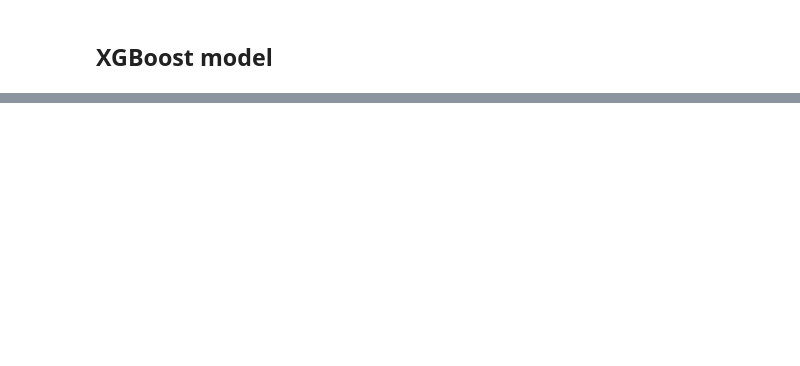
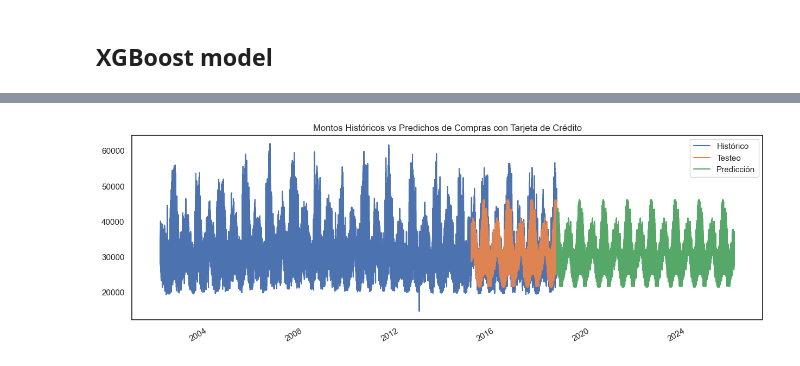
Before and after one commit to Generickle/credit-card-forecasting, a Jupyter notebook: CreditCardPurchaseHistoryForecasting.ipynb, the cells around one changed output, grey strips where cells are left out. Cells and saved outputs as stored; diff of their text form; code cells hidden in the pictures; blank space fills up the shorter version.

```diff
--- a/CreditCardPurchaseHistoryForecasting.ipynb
+++ b/CreditCardPurchaseHistoryForecasting.ipynb
@@ -667,0 +343,4 @@ plt.show()
+# %%
+cc_hourly_last_date = cc_hourly_data_test.index.max()
+
+cc_hourly_last_date
@@ -667,0 +349,11 @@ plt.show()
+# %%
+# Create a future dataframe with hourly datetime index from 2018-08-03 to 2025
+cc_hourly_future_dates = pd.date_range(
+    start = cc_hourly_last_date,
+    end = '2025-12-31 23:00:00',
+    freq = 'H'
+)
+
+cc_hourly_future_data = pd.DataFrame(index = cc_hourly_future_dates)
+
+cc_hourly_future_data.head()
@@ -667,0 +367,12 @@ plt.show()
+# %%
+# Generate features for the future dataframe
+cc_hourly_future_features = create_features(cc_hourly_future_data)
+
+# Predict the CC_HA values for the future dataframe
+cc_hourly_future_forcasting = cc_hourly_xgboost_model.predict(cc_hourly_future_features)
+
+# Add the predictions to the future dataframe
+cc_hourly_future_data['CC_HA_XGBOOST_Prediction'] = cc_hourly_future_forcasting
+
+# Display the future dataframe with predictions
+cc_hourly_future_data.head()
@@ -667,0 +386,14 @@ plt.show()
+# %%
+# Add future predictions to the combined dataframe
+cc_hourly_all = pd.concat([cc_hourly_data_test, cc_hourly_data_train, cc_hourly_future_data], sort=False)
+
+# Plot the actual and predicted values including future predictions
+_ = cc_hourly_all[['Hourly Amount', 'HA_XGBOOST_Prediction', 'CC_HA_XGBOOST_Prediction']]\
+    .rename(columns = {
+        'Hourly Amount': 'Histórico',
+        'HA_XGBOOST_Prediction': 'Testeo',
+        'CC_HA_XGBOOST_Prediction': 'Predicción'
+    }) \
+    .plot(figsize = (15, 5), title = 'Montos Históricos vs Predichos de Compras con Tarjeta de Crédito')
+# %% [output]
+[figure, added]
```
Also changed, not shown: parts of 66 cells of this notebook, 5 other files.
